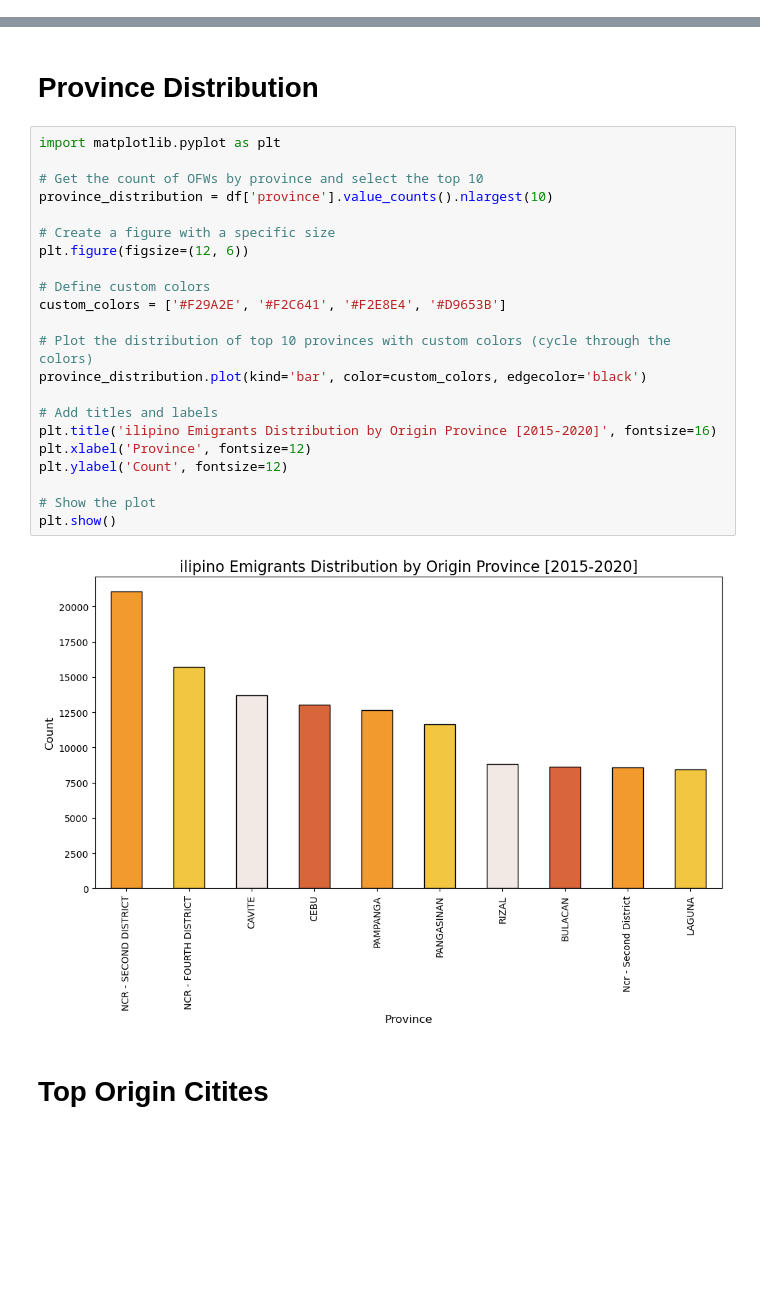
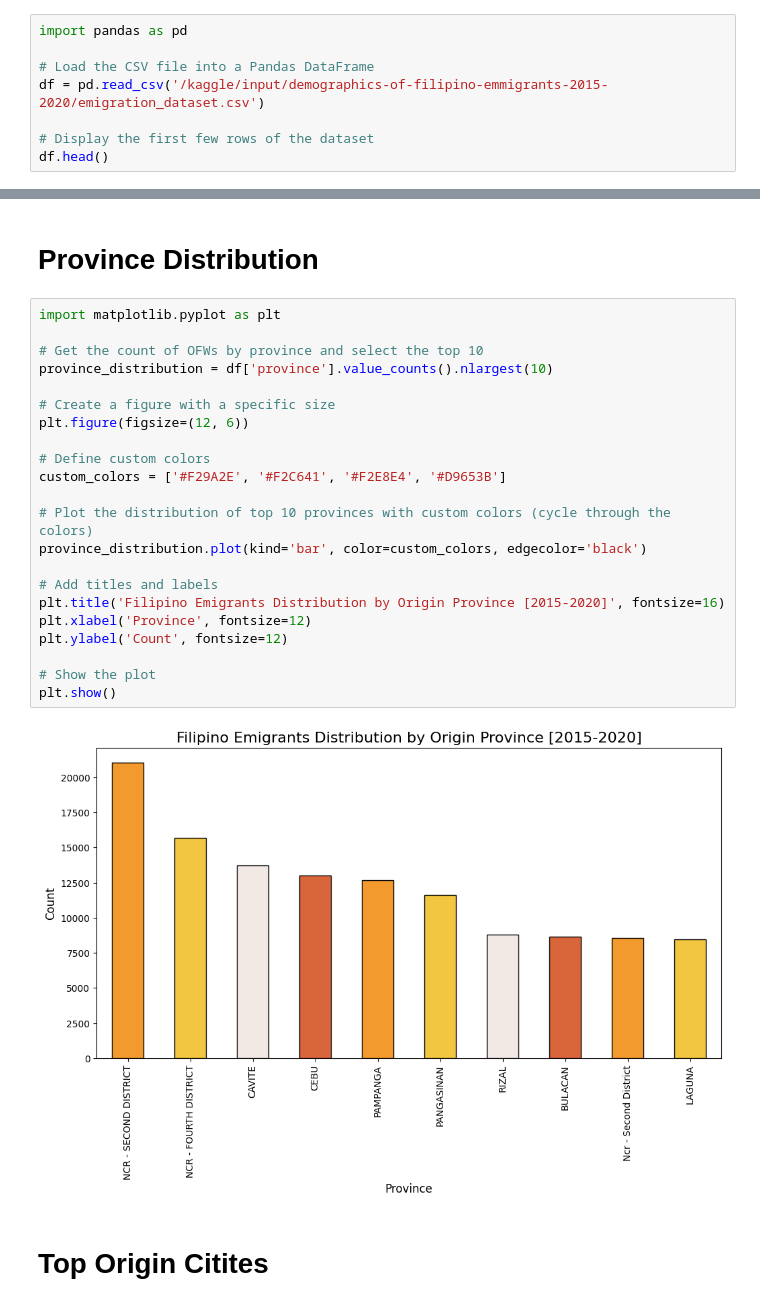
Before and after one commit to ifiecas/marketdemand, a Jupyter notebook: Market_Demand_Prediction.ipynb, the cells around one changed output, grey strips where cells are left out. Saved outputs shown, nothing was run; the diff lists cells and outputs as text; blank space fills up the shorter version.

Commit message:
Kaggle Notebook | Market Demand Prediction for Filipino Emigrants | Version 3

```diff
--- a/Market_Demand_Prediction.ipynb
+++ b/Market_Demand_Prediction.ipynb
@@ -15,0 +17,8 @@ df.head()
+# %%
+import pandas as pd
+
+# Load the CSV file into a Pandas DataFrame
+df = pd.read_csv('/kaggle/input/demographics-of-filipino-emmigrants-2015-2020/emigration_dataset.csv')
+
+# Display the first few rows of the dataset
+df.head()
@@ -293,27 +309,27 @@ plt.show()
 # %%
 import matplotlib.pyplot as plt
 
 # Get the count of OFWs by province and select the top 10
 province_distribution = df['province'].value_counts().nlargest(10)
 
 # Create a figure with a specific size
 plt.figure(figsize=(12, 6))
 
 # Define custom colors
 custom_colors = ['#F29A2E', '#F2C641', '#F2E8E4', '#D9653B']
 
 # Plot the distribution of top 10 provinces with custom colors (cycle through the colors)
 province_distribution.plot(kind='bar', color=custom_colors, edgecolor='black')
 
 # Add titles and labels
-plt.title('ilipino Emigrants Distribution by Origin Province [2015-2020]', fontsize=16)
+plt.title('Filipino Emigrants Distribution by Origin Province [2015-2020]', fontsize=16)
 plt.xlabel('Province', fontsize=12)
 plt.ylabel('Count', fontsize=12)
 
 # Show the plot
 plt.show()
 # %% [output]
-[figure, old version]
+[figure, new version]
 # %% [markdown]
 # Top Origin Citites
 # %%
```
Also changed, not shown: parts of 19 cells of this notebook.
